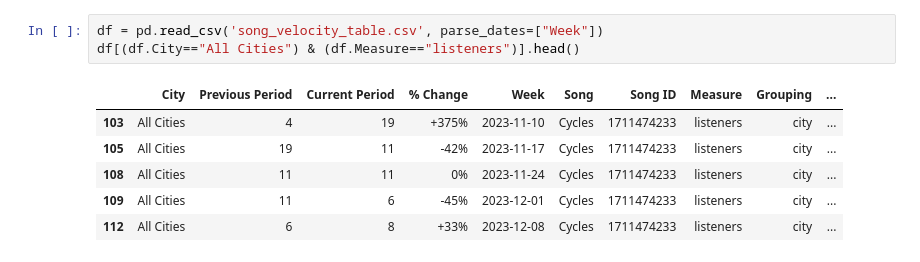
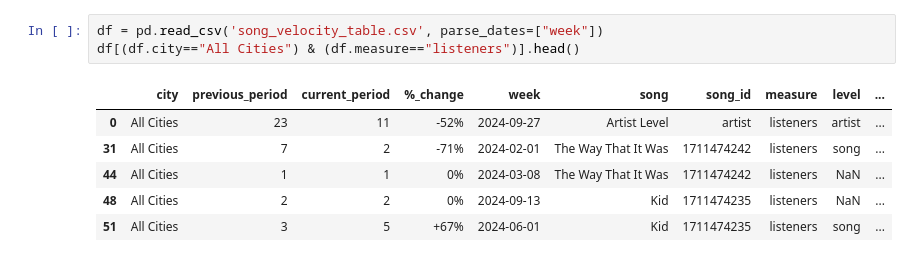
Before and after one commit to mgelberg/spring-2025, a Jupyter notebook: data-explore.ipynb, the cells around one changed output. Saved outputs shown, nothing was run; the diff lists cells and outputs as text.

```diff
--- a/data-explore.ipynb
+++ b/data-explore.ipynb
@@ -119,11 +134,11 @@ Skipping empty file: parsed csvs/listeners_by_city_1711474239_20240419.csv
 ✅ song_velocity_table.csv created with week-over-week changes
 # %%
-df = pd.read_csv('song_velocity_table.csv', parse_dates=["Week"])
-df[(df.City=="All Cities") & (df.Measure=="listeners")].head()
+df = pd.read_csv('song_velocity_table.csv', parse_dates=["week"])
+df[(df.city=="All Cities") & (df.measure=="listeners")].head()
 # %% [output]
-|  | City | Previous Period | Current Period | % Change | Week | Song | Song ID | Measure | Grouping | ... |
-| 103 | All Cities | 4 | 19 | +375% | 2023-11-10 | Cycles | 1711474233 | listeners | city | ... |
-| 105 | All Cities | 19 | 11 | -42% | 2023-11-17 | Cycles | 1711474233 | listeners | city | ... |
-| 108 | All Cities | 11 | 11 | 0% | 2023-11-24 | Cycles | 1711474233 | listeners | city | ... |
-| 109 | All Cities | 11 | 6 | -45% | 2023-12-01 | Cycles | 1711474233 | listeners | city | ... |
-| 112 | All Cities | 6 | 8 | +33% | 2023-12-08 | Cycles | 1711474233 | listeners | city | ... |
+|  | city | previous_period | current_period | %_change | week | song | song_id | measure | level | ... |
+| 0 | All Cities | 23 | 11 | -52% | 2024-09-27 | Artist Level | artist | listeners | artist | ... |
+| 31 | All Cities | 7 | 2 | -71% | 2024-02-01 | The Way That It Was | 1711474242 | listeners | song | ... |
+| 44 | All Cities | 1 | 1 | 0% | 2024-03-08 | The Way That It Was | 1711474242 | listeners | NaN | ... |
+| 48 | All Cities | 2 | 2 | 0% | 2024-09-13 | Kid | 1711474235 | listeners | NaN | ... |
+| 51 | All Cities | 3 | 5 | +67% | 2024-06-01 | Kid | 1711474235 | listeners | song | ... |
```
Also changed, not shown: parts of 10 cells of this notebook, 6 other files.
